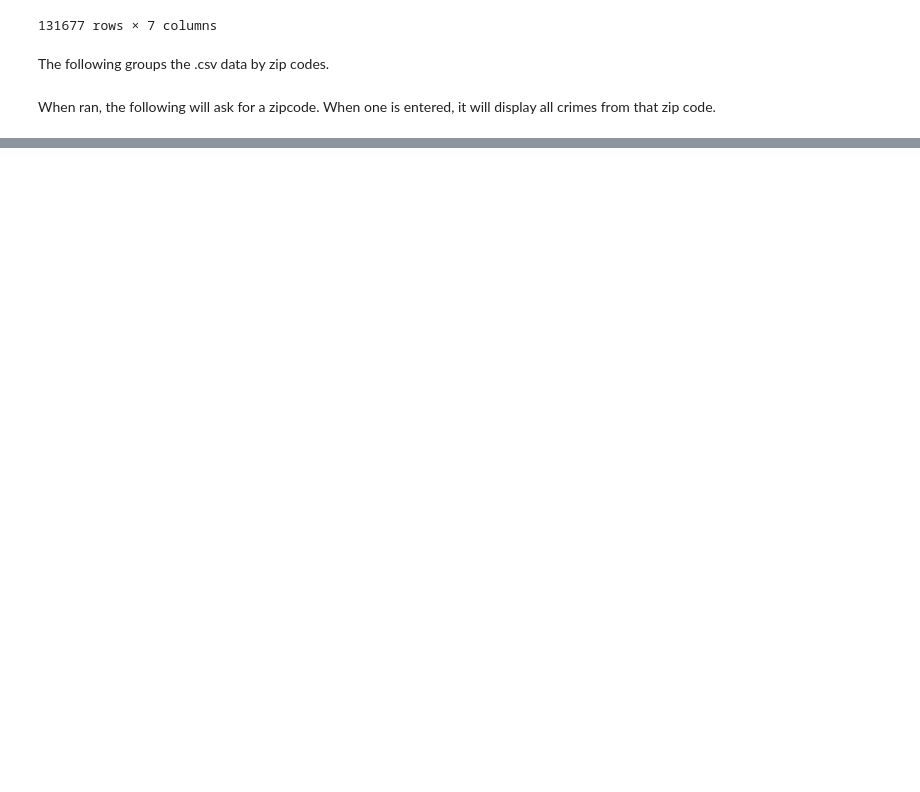
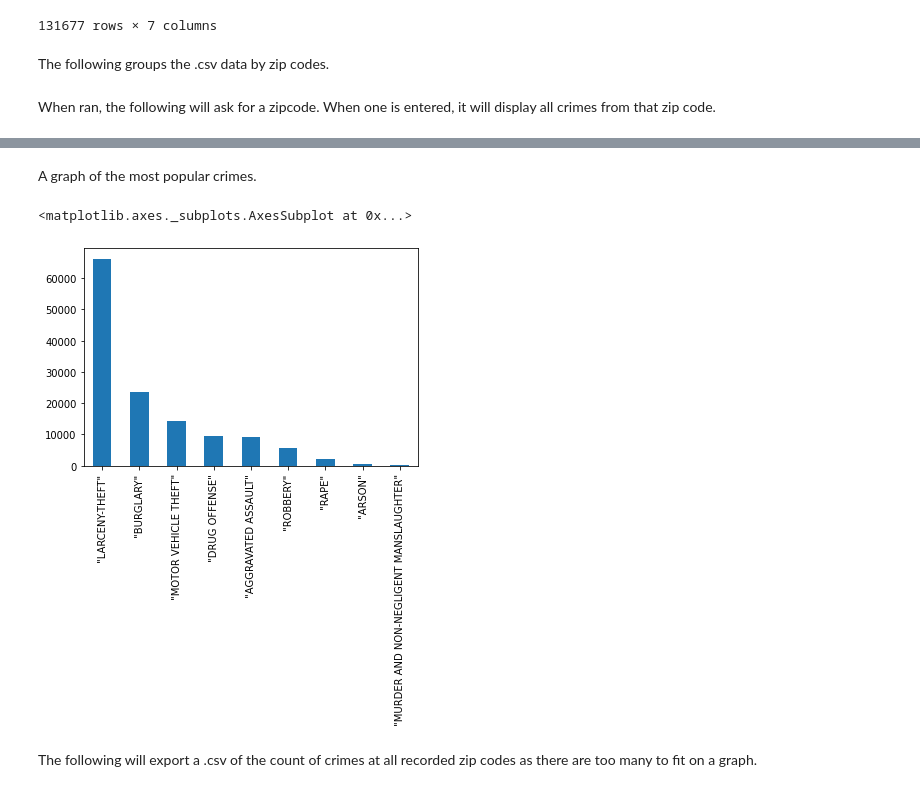
Before and after one commit to faseycranco/stc510, a Jupyter notebook: STC510_M3_Basics_Project.ipynb, the cells around one changed output, grey strips where cells are left out. Drawn from its saved outputs; the diff is of its cells as text; code cells hidden in the pictures; blank space fills up the shorter version.

```diff
--- a/STC510_M3_Basics_Project.ipynb
+++ b/STC510_M3_Basics_Project.ipynb
@@ -66,3 +66,12 @@ Please enter a Phoenix zip code:
 | 115872 | "201700001479521" | 08/23/2017 00:00 | NaN | "LARCENY-THEFT" | "5XX W THOMAS RD" | "85396" | "PARKING LOT" |
 | 125511 | "201700001816063" | 10/14/2017 19:00 | 10/15/2017 00:30 | "LARCENY-THEFT" | "42XX W THOMAS RD" | "85396" | "OFFICE / COMMERCIAL BUILDING" |
 | 109197 | "201700001371092" | 07/17/2017 11:21 | 08/06/2017 12:19 | "BURGLARY" | "61XX W THOMAS RD" | "85396" | "APARTMENT" |
+# %% [markdown]
+A graph of the most popular crimes.
+# %%
+df.UCRCRIMECATEGORY.value_counts().plot.bar()
+# %% [output]
+<matplotlib.axes._subplots.AxesSubplot at 0x...>
+[figure, added]
+# %% [markdown]
+The following will export a .csv of the count of crimes at all recorded zip codes as there are too many to fit on a graph.
```
Also changed, not shown: parts of 4 cells of this notebook.
